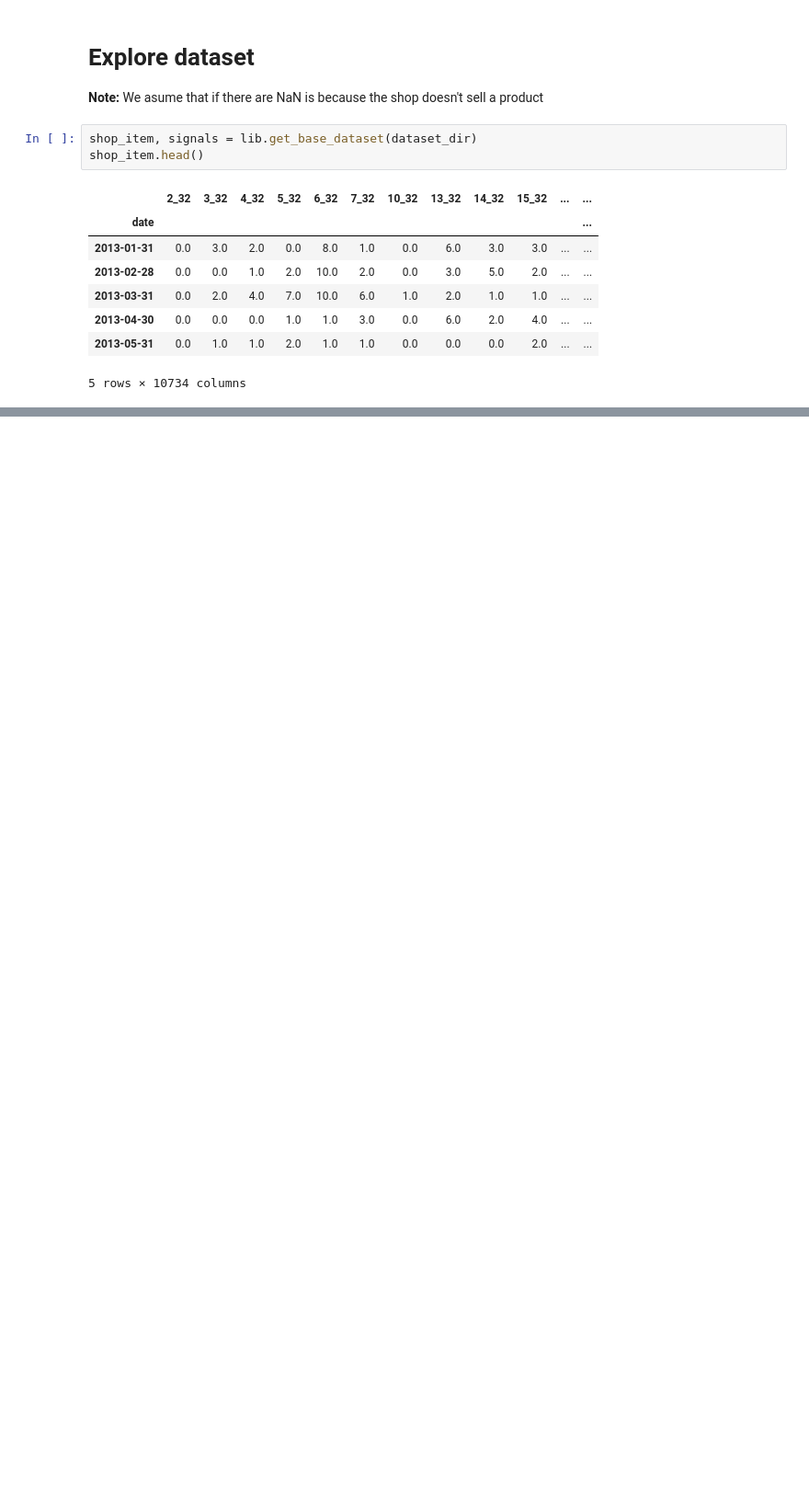
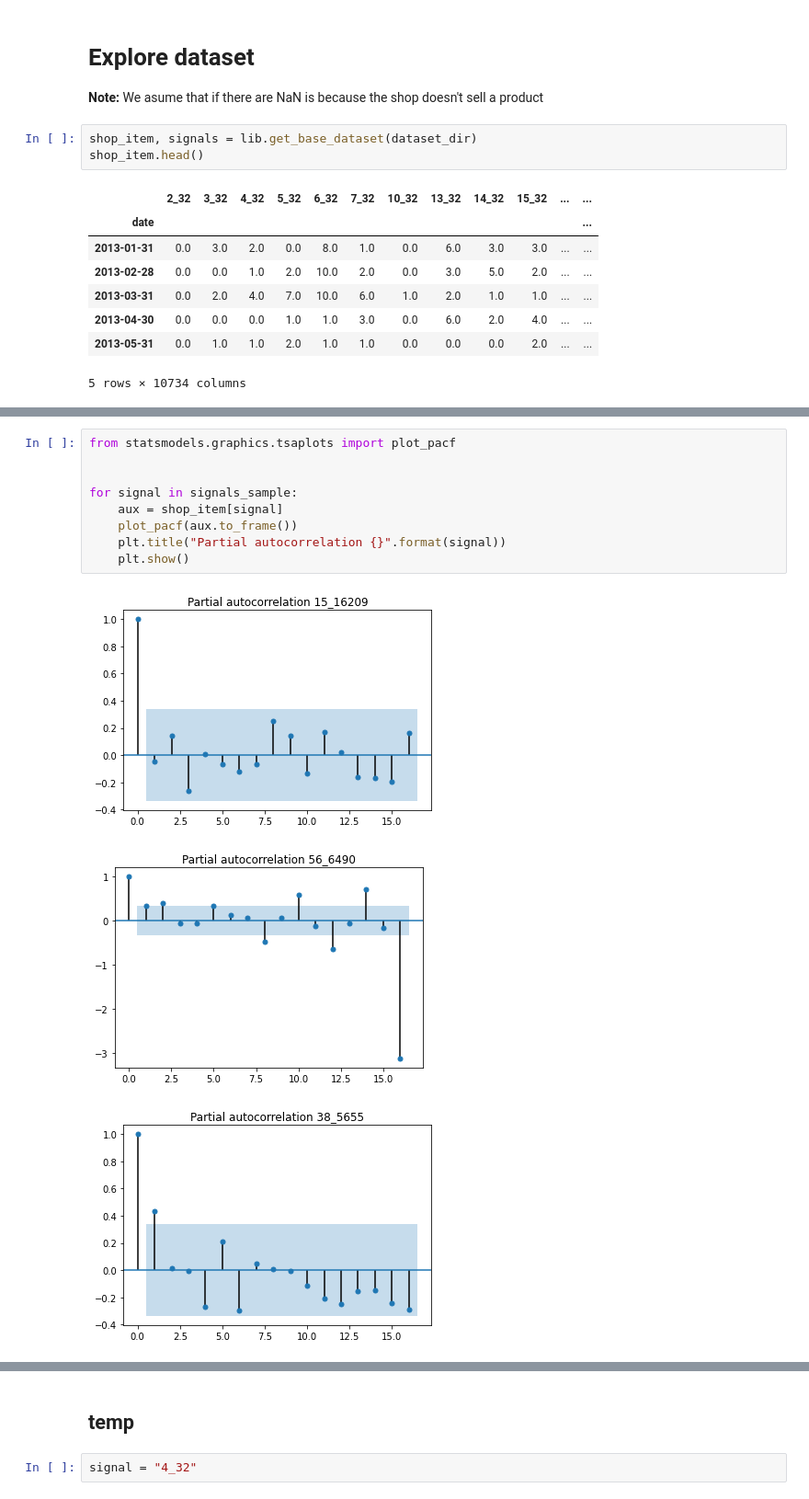
Before and after one commit to DaielChom/ann-predict-future-sales, a Jupyter notebook: 04 - explore dataset.ipynb, the cells around one changed output, grey strips where cells are left out. Shown: that part at 92% size. Cells and saved outputs as stored; diff of their text form; blank space fills up the shorter version.

```diff
--- a/04 - explore dataset.ipynb
+++ b/04 - explore dataset.ipynb
@@ -45,0 +95,13 @@ shop_item.head()
+# %%
+from statsmodels.graphics.tsaplots import plot_pacf
+
+
+for signal in signals_sample:
+    aux = shop_item[signal]
+    plot_pacf(aux.to_frame())
+    plt.title("Partial autocorrelation {}".format(signal))
+    plt.show()
+# %% [output]
+[figure, added]
+[figure, added]
+[figure, added]
@@ -45,0 +115,4 @@ shop_item.head()
+# %% [markdown]
+## temp
+# %%
+signal = "4_32"
```
Also changed, not shown: parts of 12 cells of this notebook, 5 other files.
